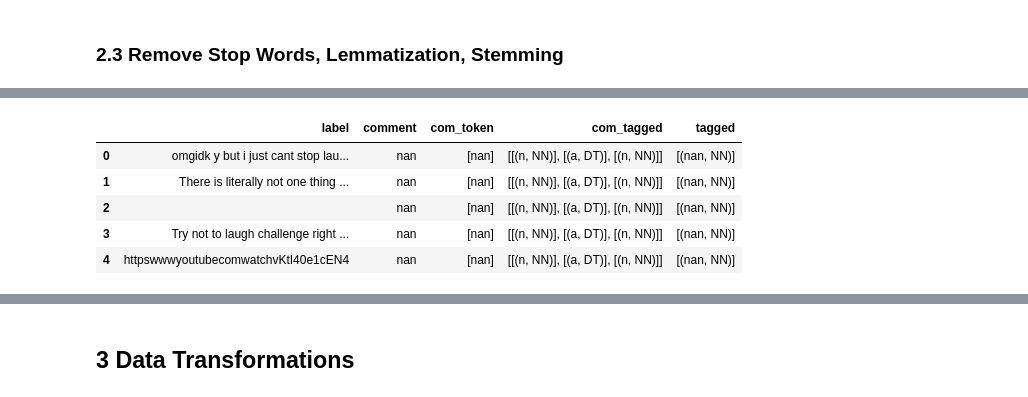
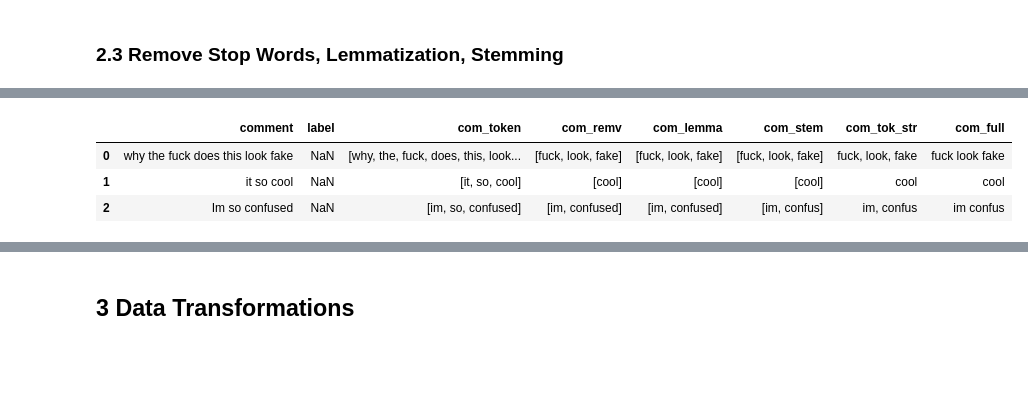
Before and after one commit to adonovan7/YoutubeAnalysis, a Jupyter notebook: Scripts/YouTubeProject.ipynb, the cells around one changed output, grey strips where cells are left out. Cells and saved outputs as stored; diff of their text form; code cells hidden in the pictures; blank space fills up the shorter version.

```diff
--- a/Scripts/YouTubeProject.ipynb
+++ b/Scripts/YouTubeProject.ipynb
@@ -74,0 +72,2 @@ data.sample(5)
+# %%
+df.columns = ["comment", "label"]
@@ -146,7 +153,7 @@ def nlpFunction(DF):
     DF['com_remv'] = DF['com_token'].apply(lambda x: [y for y in x if y not in sw])
     DF["com_lemma"] = DF['com_remv'].apply(lambda x : [lemmatizer.lemmatize(y) for y in x]) # lemmatization
     DF['com_stem'] = DF['com_lemma'].apply(lambda x : [ps.stem(y) for y in x]) # stemming
+    DF["com_tok_str"] = DF["com_stem"].apply(', '.join)
     DF["com_full"] = DF["com_stem"].apply(' '.join)
-    DF["com_tagged"] = DF['comment'].apply(lambda x : [nltk.pos_tag(y) for y in x]) #word tagging
-    DF["com_stem_str"] = DF["com_stem"].apply(', '.join)
+    #DF["com_tagged"] = DF['comment'].apply(lambda x : [nltk.pos_tag(y) for y in x]) #word tagging
     return DF
@@ -157,2 +159,0 @@ def nlpFunction(DF):
-# %%
-df["com_tagged"] = df['comment'].apply(lambda x : [nltk.pos_tag(y) for y in x]) #word tagging
@@ -169,3 +159,0 @@ tagged_texts = pos_tag_sents(map(word_tokenize, texts))
-# %%
-# tagged_texts
-df["tagged"] = tagged_texts
@@ -172,9 +183,7 @@ df["tagged"] = tagged_texts
 # %%
-df.head(5)
+df.head(3)
 # %% [output]
-|  | label | comment | com_token | com_tagged | tagged |
-| 0 | omgidk y but i just cant stop lau... | nan | [nan] | [[(n, NN)], [(a, DT)], [(n, NN)]] | [(nan, NN)] |
-| 1 | There is literally not one thing ... | nan | [nan] | [[(n, NN)], [(a, DT)], [(n, NN)]] | [(nan, NN)] |
-| 2 |  | nan | [nan] | [[(n, NN)], [(a, DT)], [(n, NN)]] | [(nan, NN)] |
-| 3 | Try not to laugh challenge right ... | nan | [nan] | [[(n, NN)], [(a, DT)], [(n, NN)]] | [(nan, NN)] |
-| 4 | httpswwwyoutubecomwatchvKtI40e1cEN4 | nan | [nan] | [[(n, NN)], [(a, DT)], [(n, NN)]] | [(nan, NN)] |
+|  | comment | label | com_token | com_remv | com_lemma | com_stem | com_tok_str | com_full |
+| 0 | why the fuck does this look fake | NaN | [why, the, fuck, does, this, look... | [fuck, look, fake] | [fuck, look, fake] | [fuck, look, fake] | fuck, look, fake | fuck look fake |
+| 1 | it so cool | NaN | [it, so, cool] | [cool] | [cool] | [cool] | cool | cool |
+| 2 | Im so confused | NaN | [im, so, confused] | [im, confused] | [im, confused] | [im, confus] | im, confus | im confus |
```
Also changed, not shown: parts of 124 cells of this notebook, 36 other files.
